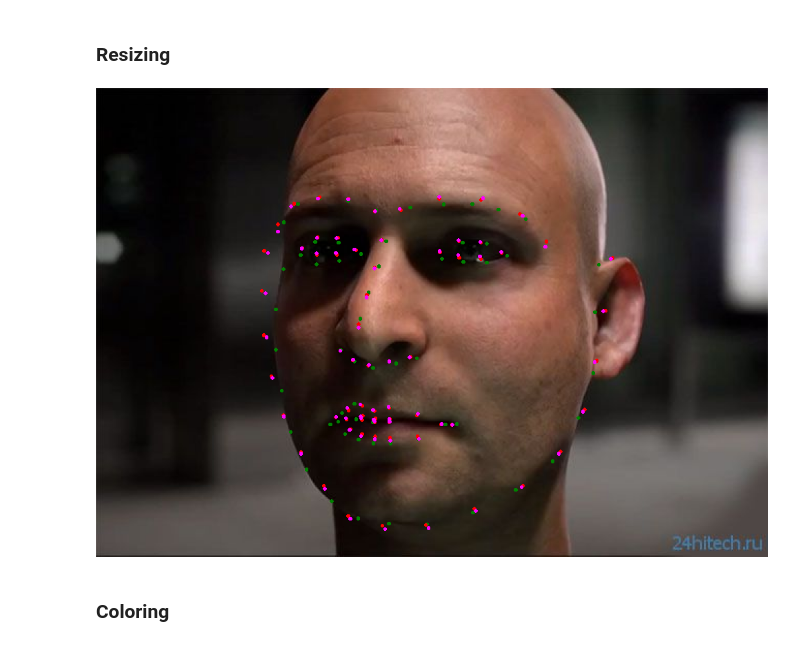
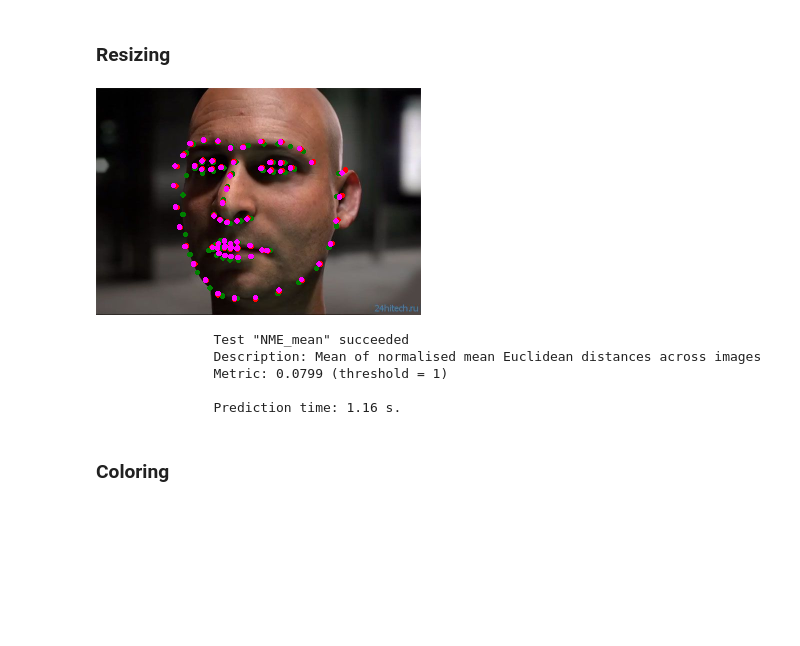
Before and after one commit to Giskard-AI/giskard-vision, a Jupyter notebook: examples/criteria2_classical_transformations.ipynb, the cells around one changed output. Cells and saved outputs as stored; diff of their text form; code cells hidden in the pictures; blank space fills up the shorter version.

```diff
--- a/examples/criteria2_classical_transformations.ipynb
+++ b/examples/criteria2_classical_transformations.ipynb
@@ -39,23 +43,30 @@ test_result
 # %% [markdown]
 ### Resizing
 # %%
-scale_ratio = 1.5
+scale_ratio = 0.5
 resized_dl = ResizedDataLoader(dl, scales=scale_ratio)
 
 original_image, marks, _ = dl[4]
 resized_image, resized_marks, _ = resized_dl[4]
 
-original_predictions = model.predict_image(original_image)
-resized_predictions = model.predict_image(resized_image)
+original_predictions = model.predict_image(original_image[0])
+resized_predictions = model.predict_image(resized_image[0])
 draw_marks(
-    resized_image, [resized_marks, original_predictions * scale_ratio, resized_predictions], ["green", "red", "magenta"]
+    resized_image[0],
+    [resized_marks, original_predictions * scale_ratio, resized_predictions],
+    ["green", "red", "magenta"],
 )
 # %% [output]
-[figure, old version]
+[figure, new version]
 # %%
-# TODO: missing resizin prediciton in order to compare against original dataset
-# test_result = TestDiff(metric=NMEMean, threshold=1).run(model, blurred_dl, dataloader_ref=dl)
-# test_result
+test_result = TestDiff(metric=NMEMean, threshold=1).run(model, resized_dl, dataloader_ref=dl)
+test_result
+# %% [output]
+               Test "NME_mean" succeeded
+               Description: Mean of normalised mean Euclidean distances across images
+               Metric: 0.0799 (threshold = 1)
+
+               Prediction time: 1.16 s.
 # %% [markdown]
 ### Coloring
 # %%
```
Also changed, not shown: parts of 5 cells of this notebook.
